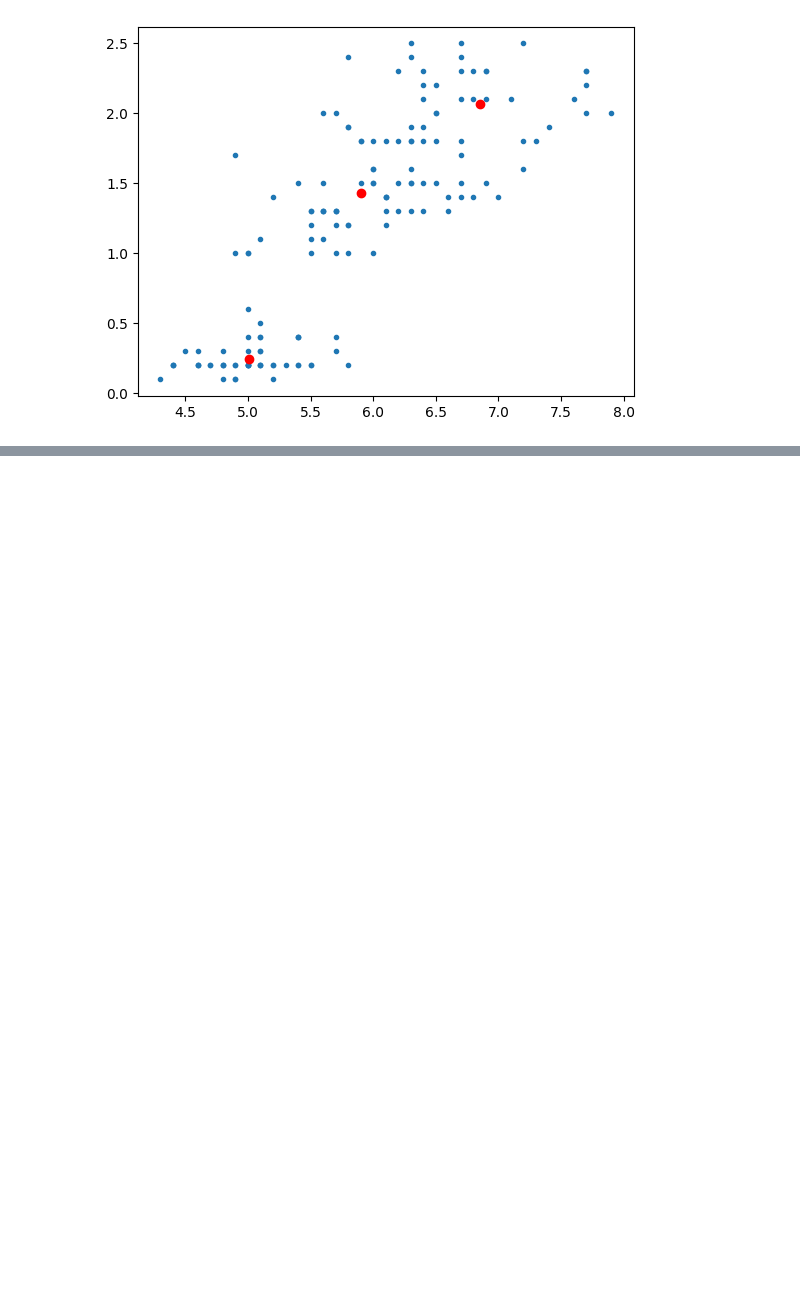
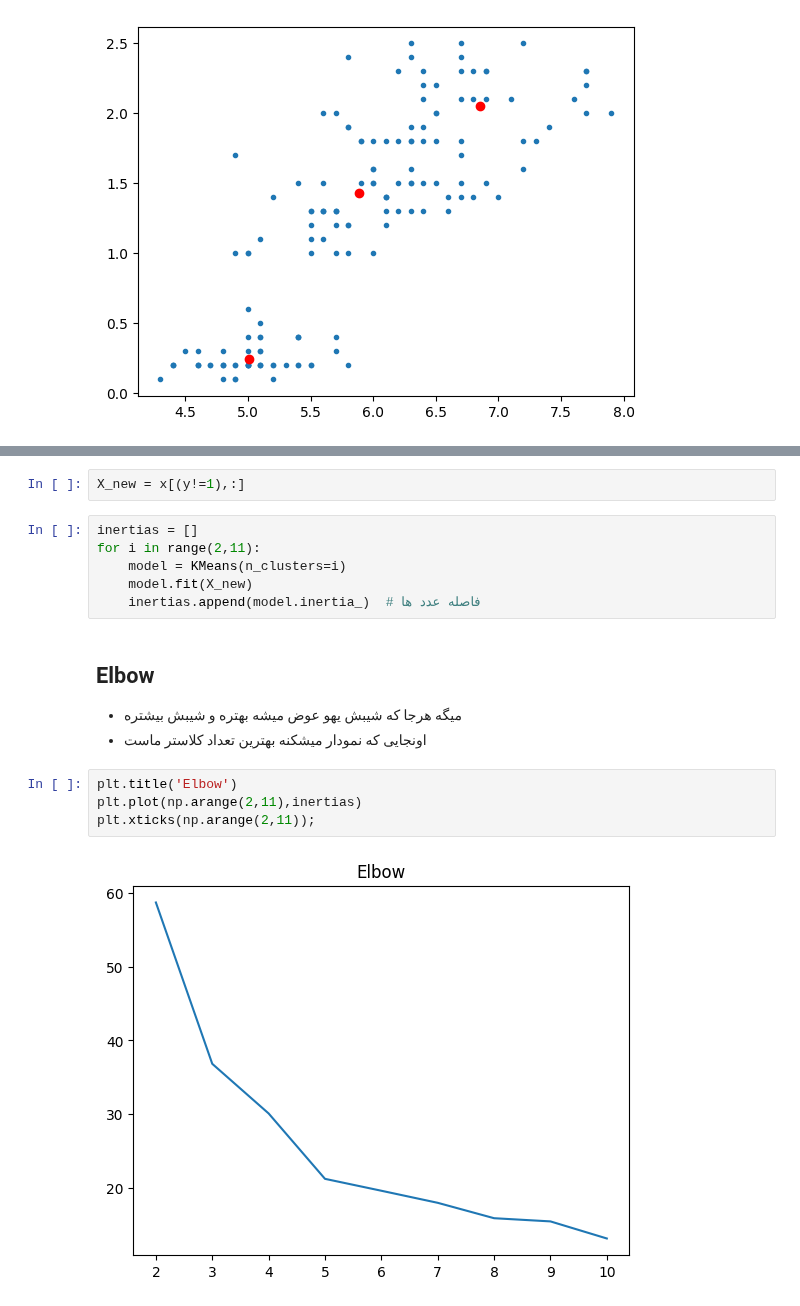
Before and after one commit to TahaT80/AI, a Jupyter notebook: part4_Machine Learning/Unsupervised/1_1_kmeans.ipynb, the cells around one changed output, grey strips where cells are left out. Cells and saved outputs as stored; diff of their text form; blank space fills up the shorter version.

```diff
--- a/part4_Machine Learning/Unsupervised/1_1_kmeans.ipynb
+++ b/part4_Machine Learning/Unsupervised/1_1_kmeans.ipynb
@@ -116,0 +140,19 @@ plt.scatter(model.cluster_centers_[:,0],model.cluster_centers_[:,3],c='r', marke
+# %%
+X_new = x[(y!=1),:]
+# %%
+inertias = []
+for i in range(2,11):
+    model = KMeans(n_clusters=i)
+    model.fit(X_new)
+    inertias.append(model.inertia_)  # فاصله عدد ها
+# %% [markdown]
+## Elbow
+
+- میگه هرجا که شیبش یهو عوض میشه بهتره و شیبش بیشتره
+- اونجایی که نمودار میشکنه بهترین تعداد کلاستر ماست
+# %%
+plt.title('Elbow')
+plt.plot(np.arange(2,11),inertias)
+plt.xticks(np.arange(2,11));
+# %% [output]
+[figure, added]
```
Also changed, not shown: parts of 17 cells of this notebook, 1 other file.
